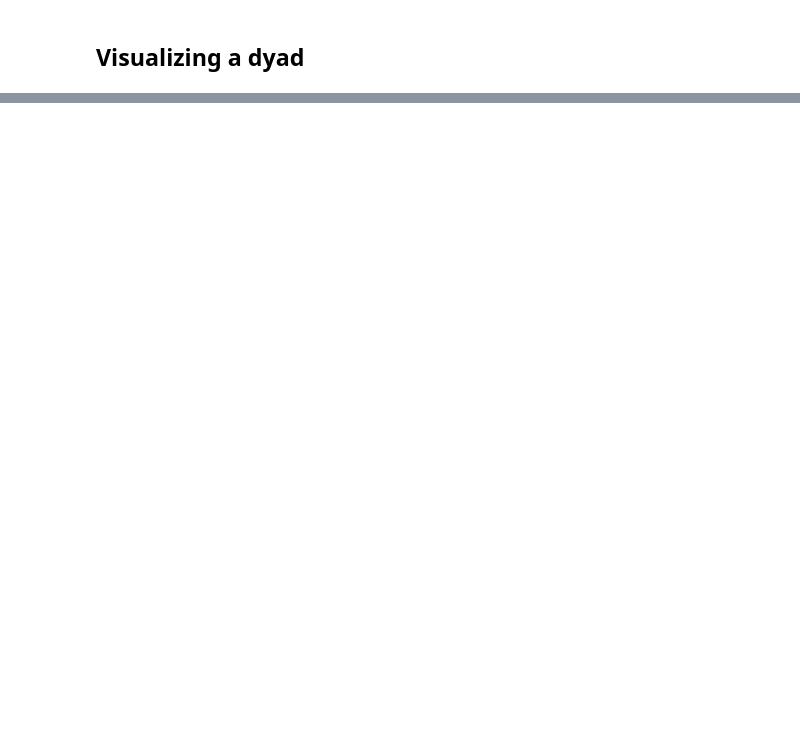
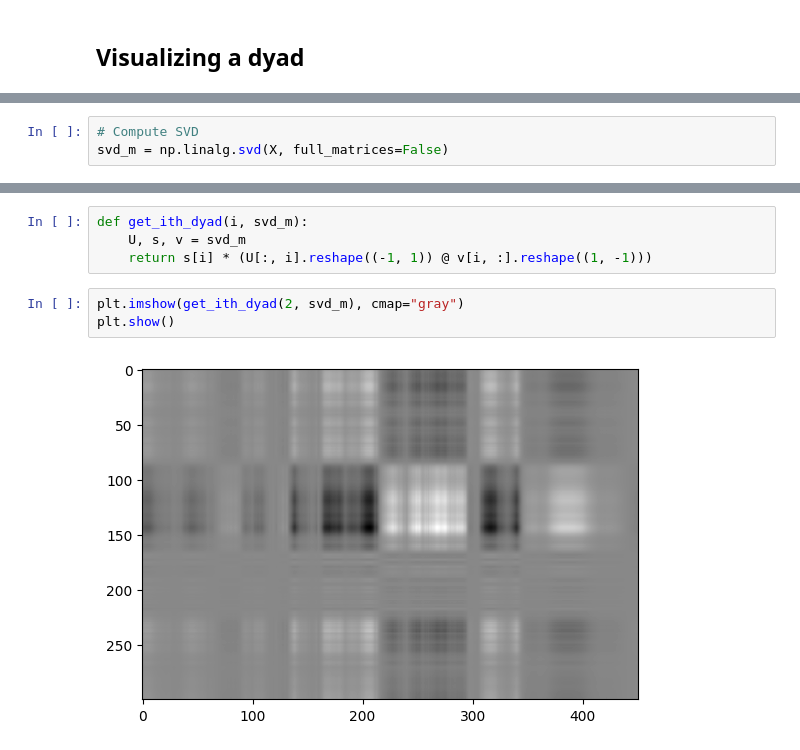
Before and after one commit to Tony3oo3/SMMAI_Lab, a Jupyter notebook: Homework 2/homework.ipynb, the cells around one changed output, grey strips where cells are left out. Cells and saved outputs as stored; diff of their text form; blank space fills up the shorter version.

```diff
--- a/Homework 2/homework.ipynb
+++ b/Homework 2/homework.ipynb
@@ -319,0 +356,3 @@ acc with k = 4: 94.85783424077435 %
+# %%
+# Compute SVD
+svd_m = np.linalg.svd(X, full_matrices=False)
@@ -319,0 +364,9 @@ acc with k = 4: 94.85783424077435 %
+# %%
+def get_ith_dyad(i, svd_m):
+    U, s, v = svd_m
+    return s[i] * (U[:, i].reshape((-1, 1)) @ v[i, :].reshape((1, -1)))
+# %%
+plt.imshow(get_ith_dyad(2, svd_m), cmap="gray")
+plt.show()
+# %% [output]
+[figure, added]
```
Also changed, not shown: parts of 26 cells of this notebook.
